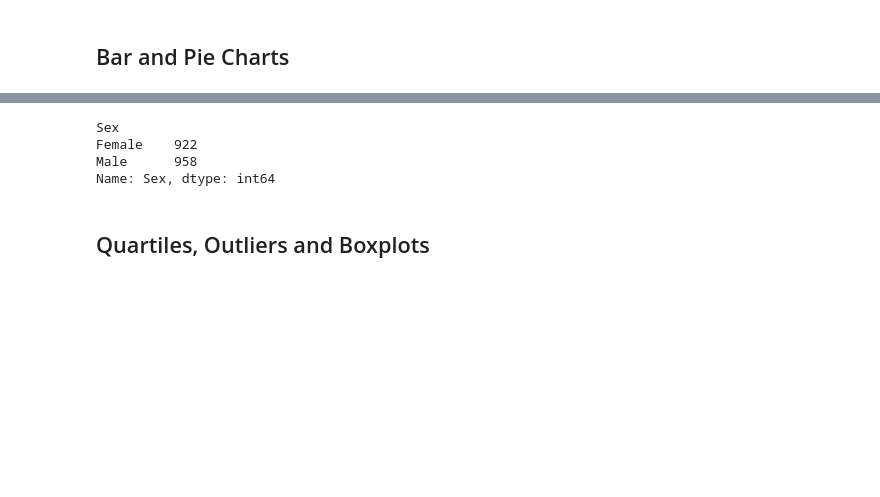
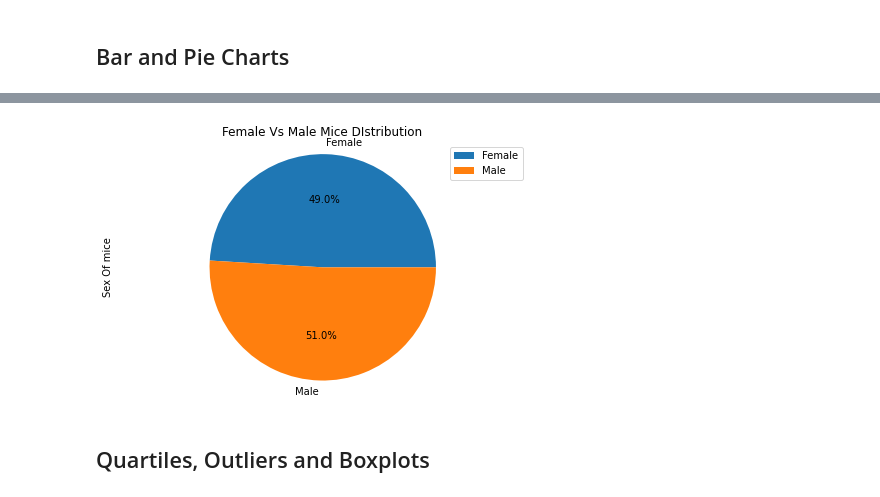
Before and after one commit to johnwanng/Matplotlib, a Jupyter notebook: pymaceuticals_starter.ipynb, the cells around one changed output, grey strips where cells are left out. Cells and saved outputs as stored; diff of their text form; code cells hidden in the pictures; blank space fills up the shorter version.

```diff
--- a/pymaceuticals_starter.ipynb
+++ b/pymaceuticals_starter.ipynb
@@ -155,11 +168,16 @@ Name: Mouse ID, dtype: int64
 # %%
 # Generate a pie plot showing the distribution of female versus male mice using pandas
-combined_data_df_no_dup.groupby(["Sex"]).Sex.count()
+mice_group = combined_data_df_no_dup.groupby(["Sex"])
+mice_group["Mouse ID"].count()
+
+mice_sex_pie = mice_group["Mouse ID"].count().plot(kind="pie",autopct="%1.1f%%",title="Female Vs Male Mice DIstribution")
+mice_sex_pie.set_ylabel("Sex Of mice")
+plt.legend(mice_group.Sex.max(),loc="best")
+plt.tight_layout()
+plt.axis("equal")
+plt.show()
 # %% [output]
-Sex
-Female    922
-Male      958
-Name: Sex, dtype: int64
+[figure, added]
 # %%
 # Generate a pie plot showing the distribution of female versus male mice using pyplot
 # %% [markdown]
```
Also changed, not shown: parts of 4 cells of this notebook.
